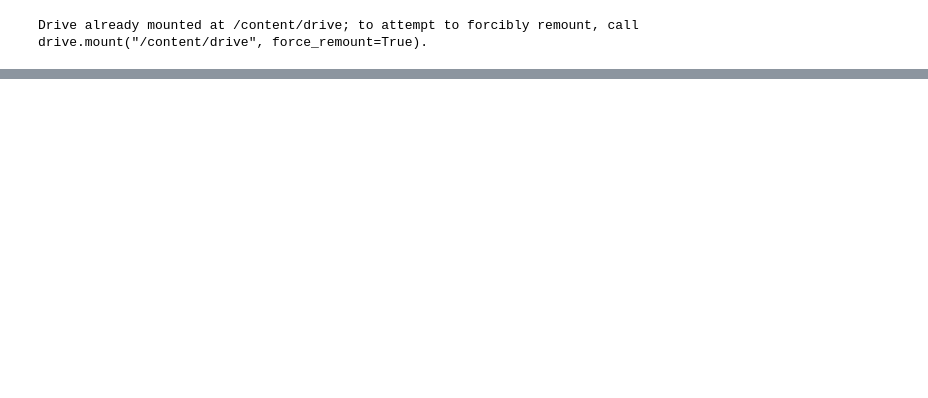
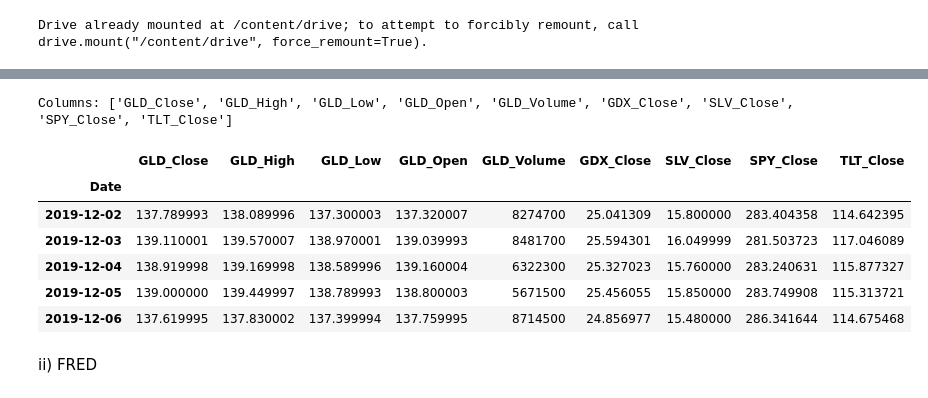
Before and after one commit to jade-lam/CQF, a Jupyter notebook: CQF_Exam_3.ipynb, the cells around one changed output, grey strips where cells are left out. Saved outputs shown, nothing was run; the diff lists cells and outputs as text; code cells hidden in the pictures; blank space fills up the shorter version.

```diff
--- a/CQF_Exam_3.ipynb
+++ b/CQF_Exam_3.ipynb
@@ -160,0 +153,23 @@ df_cot[df_cot['Market and Exchange Names'].str.contains('GOLD', case=False)].hea
+# %%
+# Data Extraction from Yahoo Finance
+
+# Define tickers and date range
+tickers     = ['GLD', 'SLV', 'GDX', 'TLT', 'SPY']
+start_date  = '2019-12-01'  # buffer before 2020-01-01 for rolling window warmup
+end_date    = '2025-12-31'
+
+# File save path
+SAVE_PATH = '/content/drive/MyDrive/Colab Notebooks/CQF/data'
+
+# GLD: full Adjusted OHLCV (needed for technical features)
+df_gld = yf.download('GLD', start=start_date, end=end_date, auto_adjust=True, progress=False)
+df_gld.columns = [f'GLD_{col}' for col in df_gld.columns.get_level_values('Price')]
+
+# Cross-asset tickers: Adjusted Close only
+cross_tickers = ['SLV', 'GDX', 'TLT', 'SPY']
+df_cross = yf.download(cross_tickers, start=start_date, end=end_date, auto_adjust=True, progress=False)['Close']
+df_cross.columns = [f'{col}_Close' for col in df_cross.columns]
+
+# Merge into one flat DataFrame and save to google drive
+df_yf = pd.concat([df_gld, df_cross], axis=1)
+df_yf.to_csv(os.path.join(SAVE_PATH, 'raw_yfinance.csv'))
@@ -160,0 +196,14 @@ df_cot[df_cot['Market and Exchange Names'].str.contains('GOLD', case=False)].hea
+# %%
+print(f"\nColumns: {df_yf.columns.tolist()}")
+df_yf.head()
+# %% [output]
+Columns: ['GLD_Close', 'GLD_High', 'GLD_Low', 'GLD_Open', 'GLD_Volume', 'GDX_Close', 'SLV_Close', 'SPY_Close', 'TLT_Close']
+|  | GLD_Close | GLD_High | GLD_Low | GLD_Open | GLD_Volume | GDX_Close | SLV_Close | SPY_Close | TLT_Close |
+| Date |  |  |  |  |  |  |  |  |  |
+| 2019-12-02 | 137.789993 | 138.089996 | 137.300003 | 137.320007 | 8274700 | 25.041309 | 15.800000 | 283.404358 | 114.642395 |
+| 2019-12-03 | 139.110001 | 139.570007 | 138.970001 | 139.039993 | 8481700 | 25.594301 | 16.049999 | 281.503723 | 117.046089 |
+| 2019-12-04 | 138.919998 | 139.169998 | 138.589996 | 139.160004 | 6322300 | 25.327023 | 15.760000 | 283.240631 | 115.877327 |
+| 2019-12-05 | 139.000000 | 139.449997 | 138.789993 | 138.800003 | 5671500 | 25.456055 | 15.850000 | 283.749908 | 115.313721 |
+| 2019-12-06 | 137.619995 | 137.830002 | 137.399994 | 137.759995 | 8714500 | 24.856977 | 15.480000 | 286.341644 | 114.675468 |
+# %% [markdown]
+ii) FRED
```
Also changed, not shown: parts of 16 cells of this notebook.
